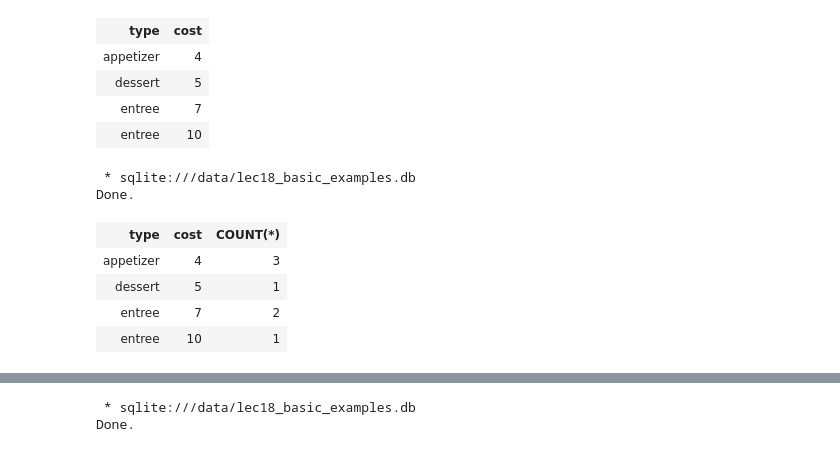
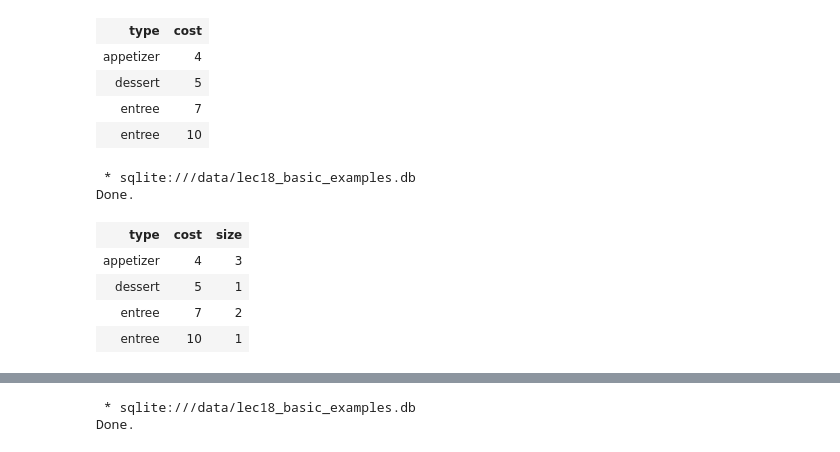
Before and after one commit to DS-100/fa22, a Jupyter notebook: lec/lec20/lec20.ipynb, the cells around one changed output, grey strips where cells are left out. Saved outputs shown, nothing was run; the diff lists cells and outputs as text; code cells hidden in the pictures.

```diff
--- a/lec/lec20/lec20.ipynb
+++ b/lec/lec20/lec20.ipynb
@@ -280,13 +372,13 @@ Done.
 | entree | 10 |
 # %%
 %%sql
-SELECT type, cost, COUNT(*)
+SELECT type, cost, COUNT(*) as size
 FROM Dish
 GROUP BY type, cost;
 # %% [output]
  * sqlite:///data/lec18_basic_examples.db
 Done.
-| type | cost | COUNT(*) |
+| type | cost | size |
 | appetizer | 4 | 3 |
 | dessert | 5 | 1 |
 | entree | 7 | 2 |
```
Also changed, not shown: parts of 18 cells of this notebook, 1 other file.
